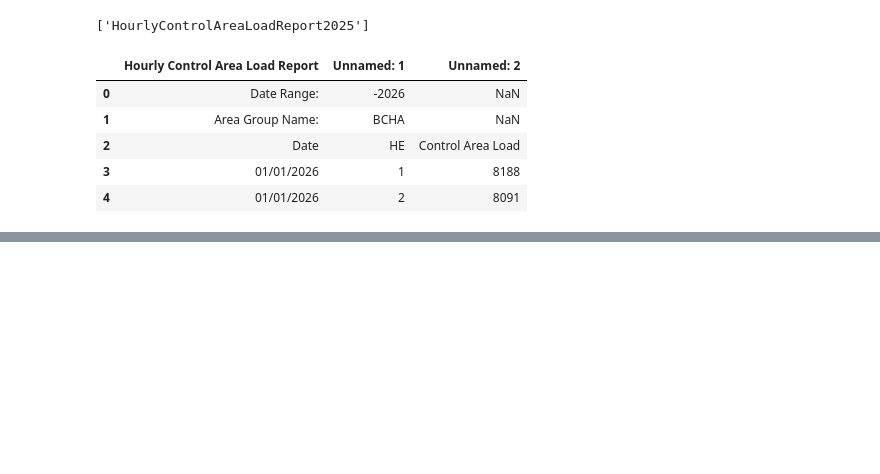
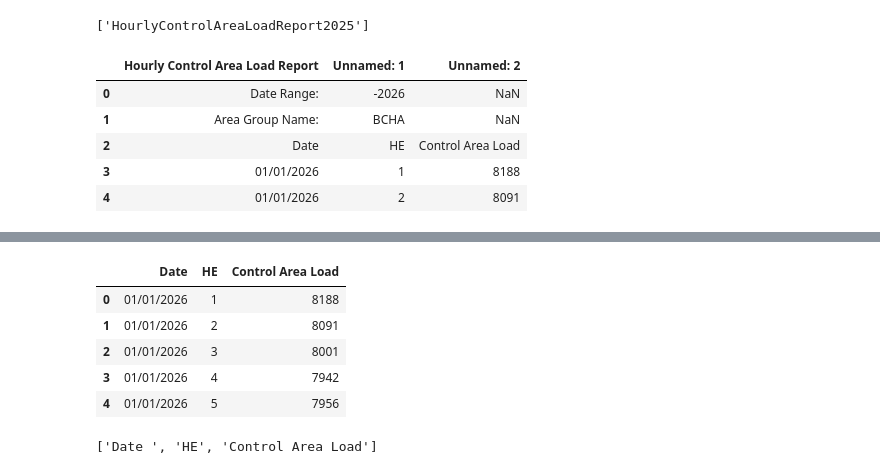
Before and after one commit to ChayanikaAwasthi/bc-electricity-demand-analysis, a Jupyter notebook: 01_BC_Electricity_Demand_Analysis.ipynb, the cells around one changed output, grey strips where cells are left out. Cells and saved outputs as stored; diff of their text form; code cells hidden in the pictures; blank space fills up the shorter version.

```diff
--- a/01_BC_Electricity_Demand_Analysis.ipynb
+++ b/01_BC_Electricity_Demand_Analysis.ipynb
@@ -47,0 +79,14 @@ df.head()
+# %%
+df = pd.read_excel(file_name, header = 3)
+display(df.head())
+# %% [output]
+|  | Date | HE | Control Area Load |
+| 0 | 01/01/2026 | 1 | 8188 |
+| 1 | 01/01/2026 | 2 | 8091 |
+| 2 | 01/01/2026 | 3 | 8001 |
+| 3 | 01/01/2026 | 4 | 7942 |
+| 4 | 01/01/2026 | 5 | 7956 |
+# %%
+print(df.columns.tolist())
+# %% [output]
+['Date ', 'HE', 'Control Area Load']
```
Also changed, not shown: parts of 16 cells of this notebook.
